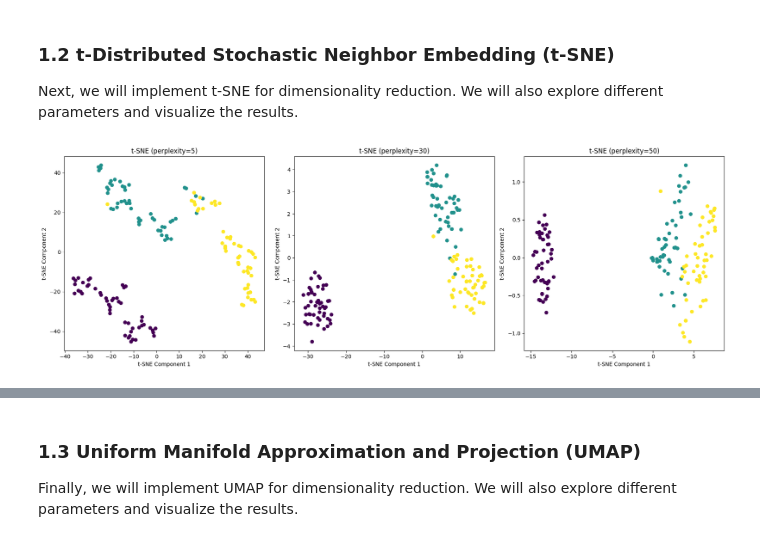
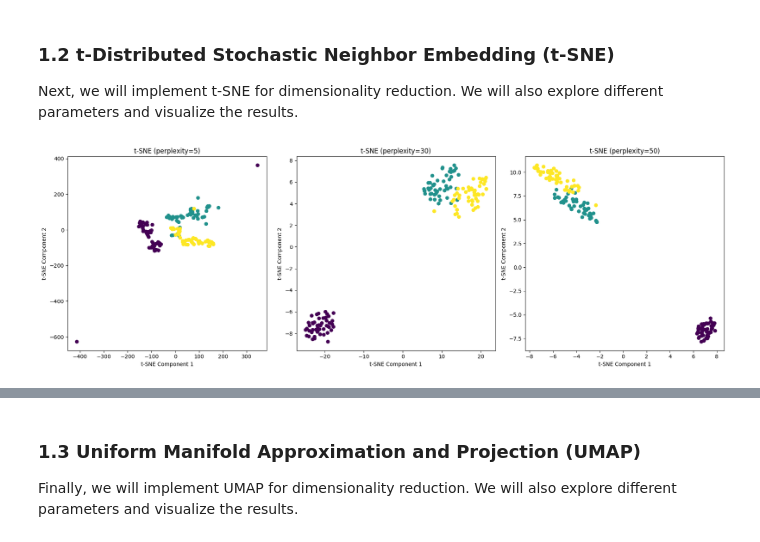
Before and after one commit to r-shadoff/BINF5507, a Jupyter notebook: Labs/Lab6.ipynb, the cells around one changed output, grey strips where cells are left out. Drawn from its saved outputs; the diff is of its cells as text; code cells hidden in the pictures.

```diff
--- a/Labs/Lab6.ipynb
+++ b/Labs/Lab6.ipynb
@@ -65,22 +73,22 @@ Next, we will implement t-SNE for dimensionality reduction. We will also explore
 # %%
 from sklearn.manifold import TSNE
 
 # Perform t-SNE with different perplexity values
 perplexities = [5, 30, 50]
 fig, axes = plt.subplots(1, len(perplexities), figsize=(18, 6))
 
 for i, perplexity in enumerate(perplexities):
-    tsne = TSNE(n_components=2, perplexity=perplexity, random_state=42)
+    tsne = TSNE(n_components=2, perplexity=perplexity, random_state=42, learning_rate=300)
     X_tsne = tsne.fit_transform(X)
     axes[i].scatter(X_tsne[:, 0], X_tsne[:, 1], c=y, cmap='viridis')
     axes[i].set_title(f't-SNE (perplexity={perplexity})')
     axes[i].set_xlabel('t-SNE Component 1')
     axes[i].set_ylabel('t-SNE Component 2')
 
 plt.tight_layout()
 plt.show()
 # %% [output]
-[figure, old version]
+[figure, new version]
 # %% [markdown]
 ### Questions for Exploration
 
```
Also changed, not shown: parts of 6 cells of this notebook, 1 other file.
